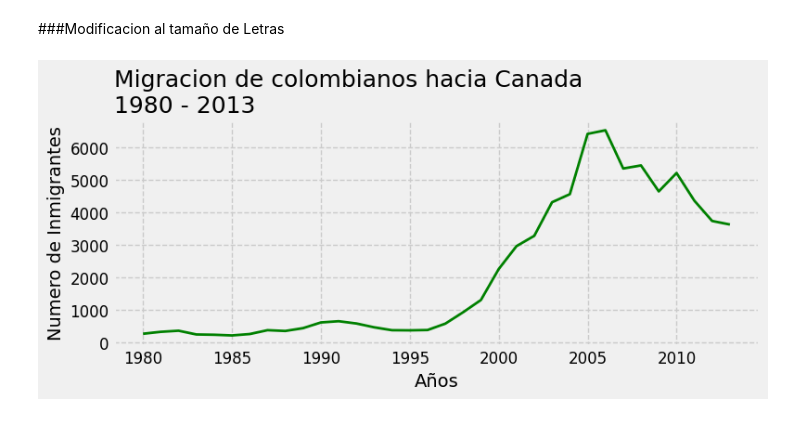
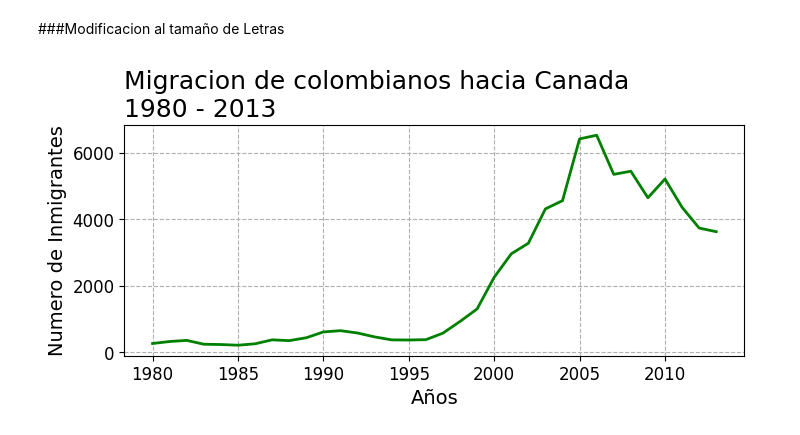
Before and after one commit to LFRANCO3030/PYTHON_VISUAL, a Jupyter notebook: PYYHON_VISUAL.ipynb, the cells around one changed output. Saved outputs shown, nothing was run; the diff lists cells and outputs as text; code cells hidden in the pictures.

```diff
--- a/PYYHON_VISUAL.ipynb
+++ b/PYYHON_VISUAL.ipynb
@@ -133,6 +144,7 @@ datos_col.tail()
 import matplotlib.pyplot as plt
 # %%
 plt.figure(figsize=(8,4))
+plt.style.use('default')
 plt.plot(datos_col['Año'], datos_col['Inmigrantes'])
 plt.xticks(['1980','1985','1990','1995','2000','2005','2010','2013'])
 plt.title('Migracion de colombianos a Canada')
@@ -300,15 +312,15 @@ plt.show()
 ###Modificacion al tamaño de Letras
 # %%
 fig,ax = plt.subplots(figsize=(8,3))
-plt.style.use('fivethirtyeight')
+#plt.style.use('fivethirtyeight')
 ax.xaxis.set_major_locator(plt.MultipleLocator(5))
 ax.set_title('Migracion de colombianos hacia Canada\n1980 - 2013', fontsize=18, loc='left')
 ax.set_xlabel('Años',fontsize=14)
 ax.set_ylabel('Numero de Inmigrantes',fontsize=14)
 ax.plot(datos_col['Año'], datos_col['Inmigrantes'],lw=2,color='g')#marker='o'
 ax.yaxis.set_tick_params(labelsize=12)
 ax.xaxis.set_tick_params(labelsize=12)
 plt.grid(linestyle='--')
 plt.show()
 # %% [output]
-[figure, old version]
+[figure, new version]
```
Also changed, not shown: parts of 10 cells of this notebook.
